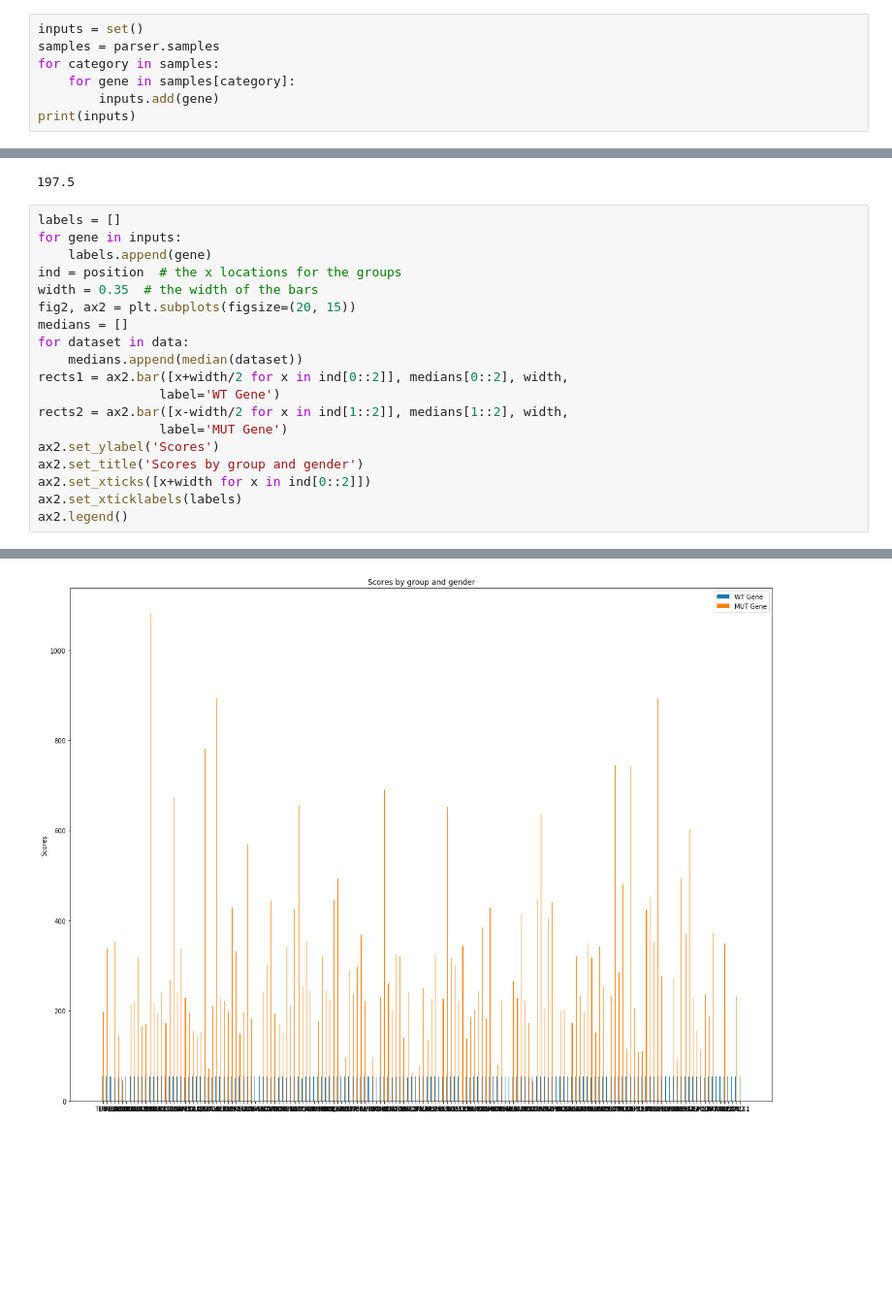
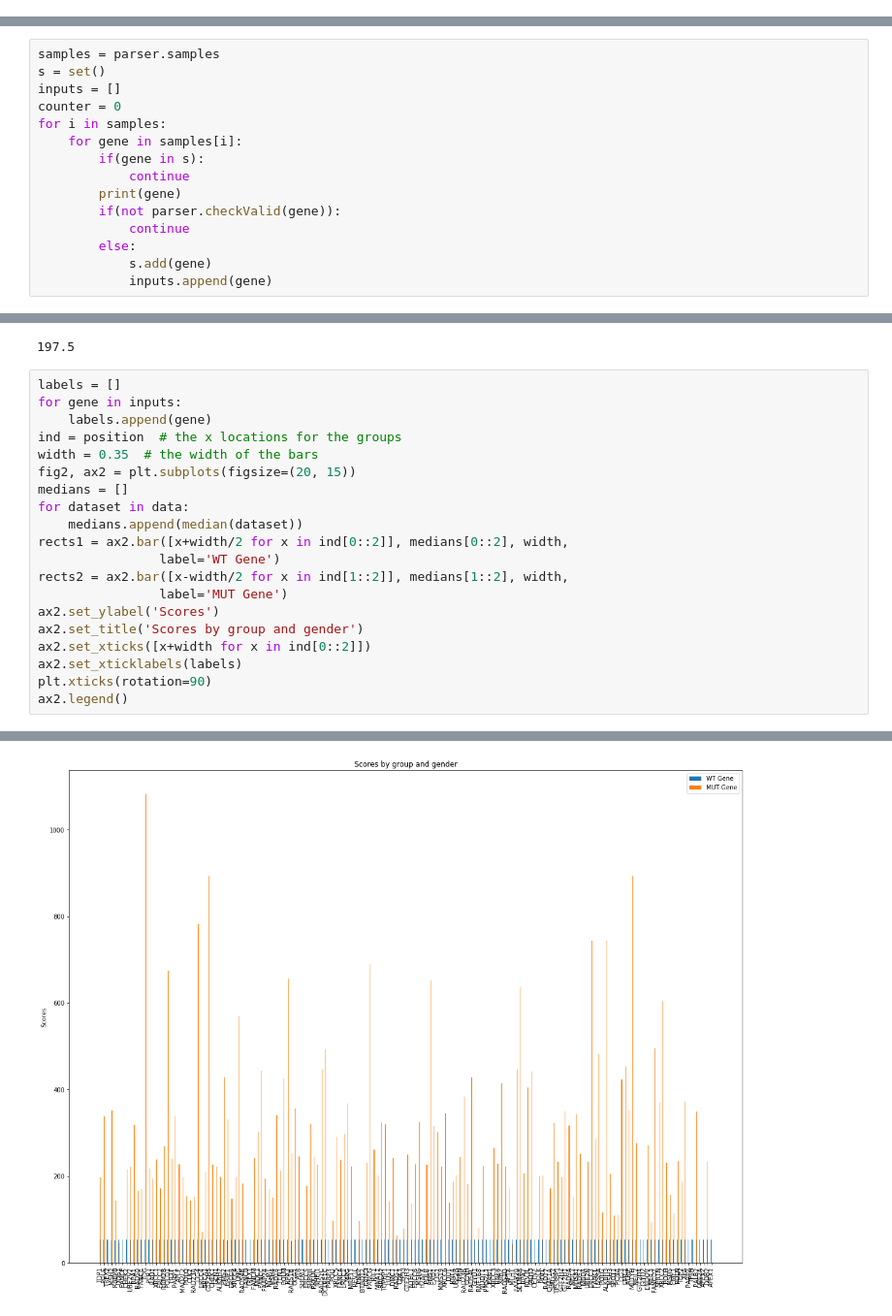
Before and after one commit to hossam-zaki/BSRP2020, a Jupyter notebook: SVPlots/BarplotWithDifferencesOfWholeGenomeSVs.ipynb, the cells around one changed output, grey strips where cells are left out. Shown: that part at 97% size. Saved outputs shown, nothing was run; the diff lists cells and outputs as text; blank space fills up the shorter version.

```diff
--- a/SVPlots/BarplotWithDifferencesOfWholeGenomeSVs.ipynb
+++ b/SVPlots/BarplotWithDifferencesOfWholeGenomeSVs.ipynb
@@ -22,10 +22,3 @@ labels = []
 print(parser.samples)
 # %% [output]
 {'Nonhomologous end-joining': ['XRCC6', 'XRCC5', 'PRKDC', 'LIG4', 'XRCC4', 'DCLRE1C', 'NHEJ1'], 'Microhomology end-joining': ['MRE11', 'RAD50', 'NBN', 'RBBP8', 'ERCC4', 'ERCC1', 'LIG1', 'POLL', 'POLB' ...
-# %%
-inputs = set()
-samples = parser.samples
-for category in samples:
-    for gene in samples[category]:
-        inputs.add(gene)
-print(inputs)
@@ -33,0 +25,15 @@ print(inputs)
+# %%
+samples = parser.samples
+s = set()
+inputs = []
+counter = 0
+for i in samples:
+    for gene in samples[i]:
+        if(gene in s):
+            continue
+        print(gene)
+        if(not parser.checkValid(gene)):
+            continue
+        else:
+            s.add(gene)
+            inputs.append(gene)
@@ -216,25 +224,26 @@ print(median(data[1]))
 # %%
 labels = []
 for gene in inputs:
     labels.append(gene)
 ind = position  # the x locations for the groups
 width = 0.35  # the width of the bars
 fig2, ax2 = plt.subplots(figsize=(20, 15))
 medians = []
 for dataset in data:
     medians.append(median(dataset))
 rects1 = ax2.bar([x+width/2 for x in ind[0::2]], medians[0::2], width,
                 label='WT Gene')
 rects2 = ax2.bar([x-width/2 for x in ind[1::2]], medians[1::2], width,
                 label='MUT Gene')
 ax2.set_ylabel('Scores')
 ax2.set_title('Scores by group and gender')
 ax2.set_xticks([x+width for x in ind[0::2]])
 ax2.set_xticklabels(labels)
+plt.xticks(rotation=90)
 ax2.legend()
 # %% [output]
 <matplotlib.legend.Legend at 0x...>
-[figure, old version]
+[figure, new version]
 # %%
 def autolabel(rects, significant):
     """Attach a text label above each bar in *rects*, displaying its height."""
```
Also changed, not shown: parts of 5 cells of this notebook, 4 other files.
